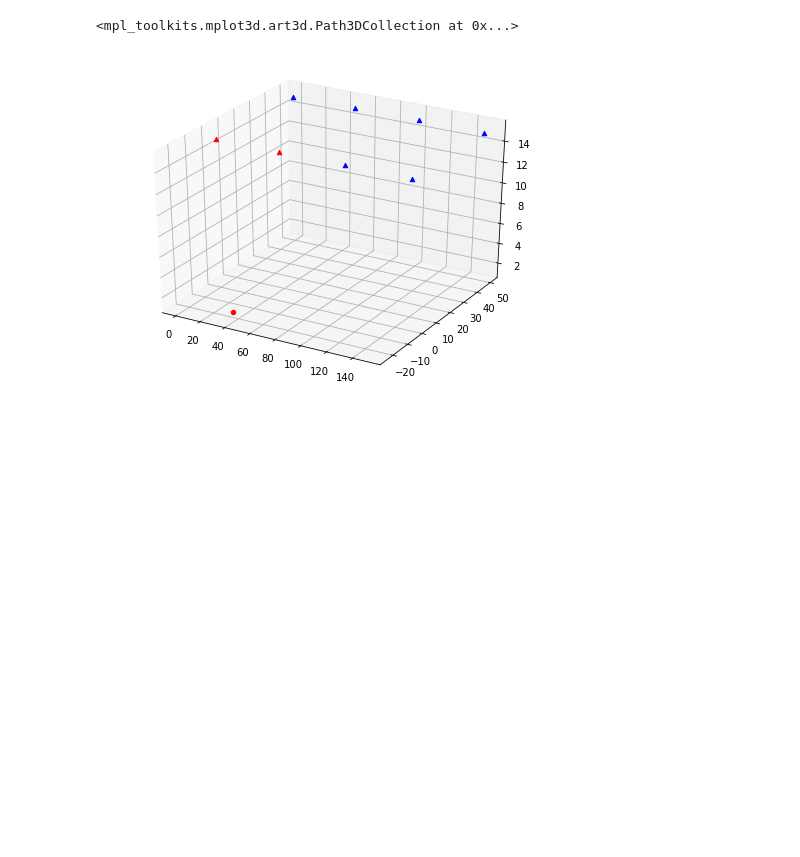
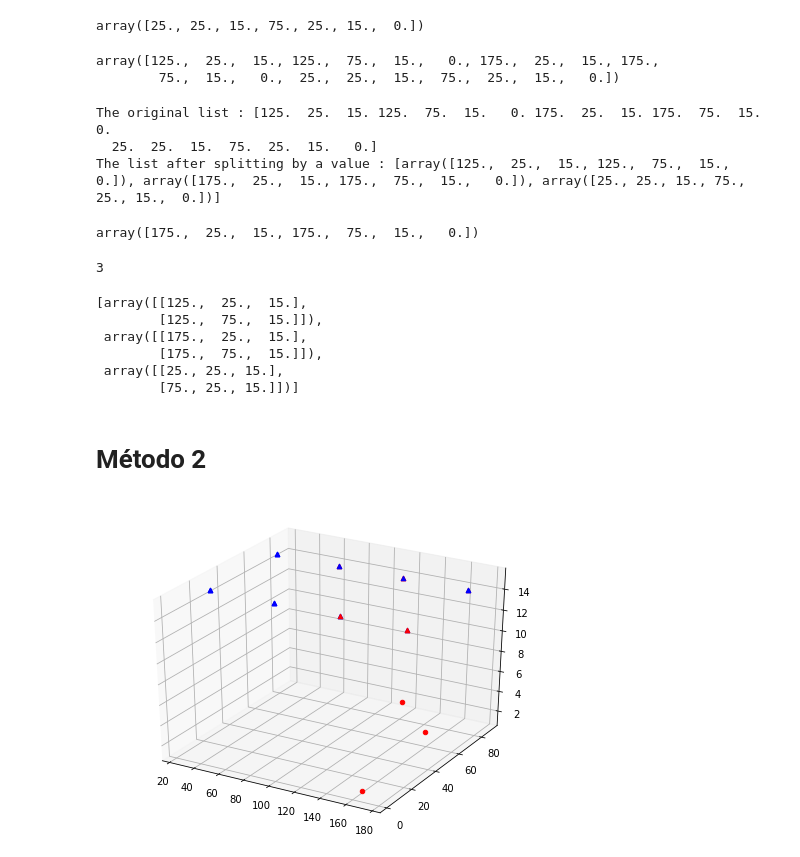
Before and after one commit to gabrielbopi/cellfree_ic, a Jupyter notebook: Clustering.ipynb, the cells around one changed output. Drawn from its saved outputs; the diff is of its cells as text; code cells hidden in the pictures; blank space fills up the shorter version.

Commit message:
Atualização do código
Descrevendo dois métodos de clusterização

```diff
--- a/Clustering.ipynb
+++ b/Clustering.ipynb
@@ -48,14 +86,75 @@ array([ 39.73344407, -23.18334543,   1.5       ])
+# %%
+BS_UE
+# %% [output]
+array([25., 25., 15., 75., 25., 15.,  0.])
+# %%
+endereços
+# %% [output]
+array([125.,  25.,  15., 125.,  75.,  15.,   0., 175.,  25.,  15., 175.,
+        75.,  15.,   0.,  25.,  25.,  15.,  75.,  25.,  15.,   0.])
+# %%
+# printing original list
+print("The original list : " + str(endereços))
+
+# using list comprehension + zip() + slicing + enumerate()
+# Split list into lists by particular value
+size = len(endereços)
+idx_list = [idx + 1 for idx, val in enumerate(endereços) if val == 0]
+
+
+res = [endereços[i: j] for i, j in zip([0] + idx_list, idx_list + ([size] if idx_list[-1] != size else []))]
+
+# print result
+print("The list after splitting by a value : " + str(res))
+# %% [output]
+The original list : [125.  25.  15. 125.  75.  15.   0. 175.  25.  15. 175.  75.  15.   0.
+  25.  25.  15.  75.  25.  15.   0.]
+The list after splitting by a value : [array([125.,  25.,  15., 125.,  75.,  15.,   0.]), array([175.,  25.,  15., 175.,  75.,  15.,   0.]), array([25., 25., 15., 75., 25., 15.,  0.])]
+# %%
+res[1]
+# %% [output]
+array([175.,  25.,  15., 175.,  75.,  15.,   0.])
+# %%
+len(res)
+# %% [output]
+3
+# %%
+for i in range(len(res)):
+    indices = np.where(res[i]==0)
+    res[i] = np.delete(res[i], indices)
+    res[i] = res[i].reshape(int((res[i].shape[0])/3),3)
+# %%
+res
+# %% [output]
+[array([[125.,  25.,  15.],
+        [125.,  75.,  15.]]),
+ array([[175.,  25.,  15.],
+        [175.,  75.,  15.]]),
+ array([[25., 25., 15.],
+        [75., 25., 15.]])]
+# %% [markdown]
+# Método 2
 # %%
 fig = plt.figure(figsize=(8,6))
 ax = fig.add_subplot(111, projection='3d')
 
-for i in range(8):
-    dist = np.linalg.norm(n[i]-usuário)
-    if dist <= 50:
-        ax.scatter(n[i][0], n[i][1], n[i][2], marker='^', c='red')
-    else:
-        ax.scatter(n[i][0], n[i][1], n[i][2], marker='^', c='blue')
-ax.scatter(usuário[0], usuário[1], usuário[2], marker='o', c='red')
+endereços = []
+
+for n in range(num_ue):
+    BS_UE = np.array([])
+    conectadas = 0
+    for i in range(total):
+        dist = np.linalg.norm(BS[i]-UE[n])
+        if dist <= 50:
+            conectadas += 1
+            BS_UE = np.append(BS_UE, BS[i])
+            ax.scatter(BS[i][0], BS[i][1], BS[i][2], marker='^', c='red')
+        else:
+            ax.scatter(BS[i][0], BS[i][1], BS[i][2], marker='^', c='blue')
+    BS_UE = np.append(BS_UE, [0,0,0])
+
+    ax.scatter(UE[n][0], UE[n][1], UE[n][2], marker='o', c='red')
+    endereços = np.append(endereços,BS_UE)
+endereços = endereços.reshape(int((endereços.shape[0])/3),3)
 # %% [output]
-<mpl_toolkits.mplot3d.art3d.Path3DCollection at 0x...>
-[figure, old version]
+[figure, new version]
```
Also changed, not shown: parts of 14 cells of this notebook.
